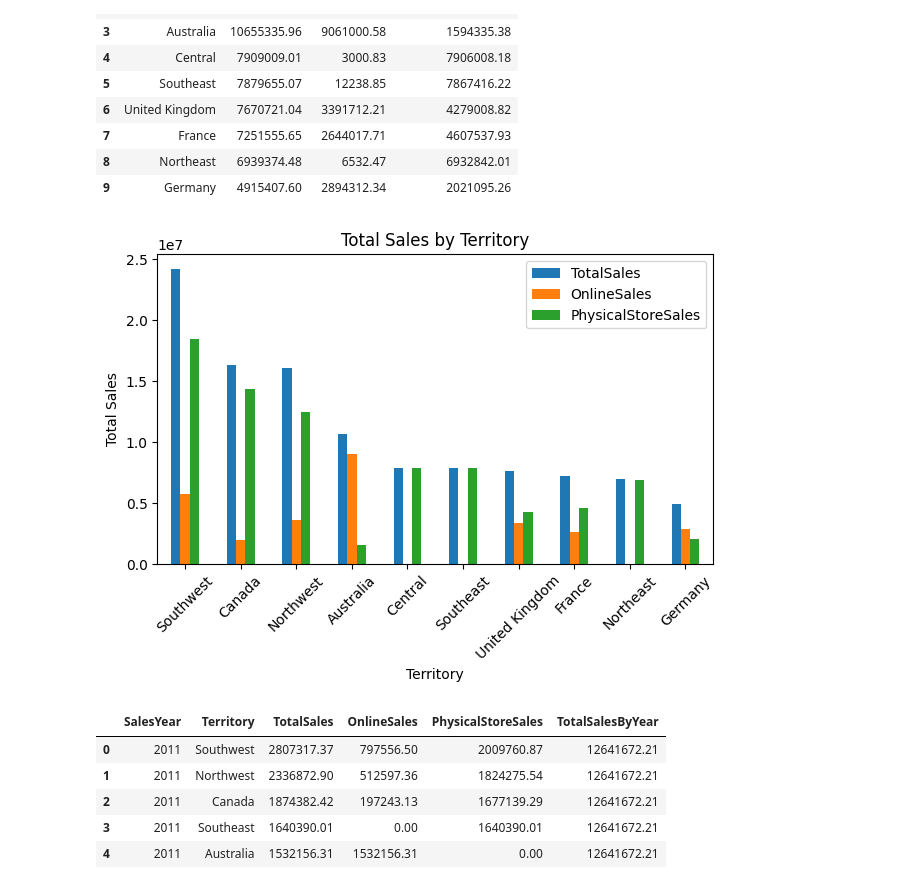
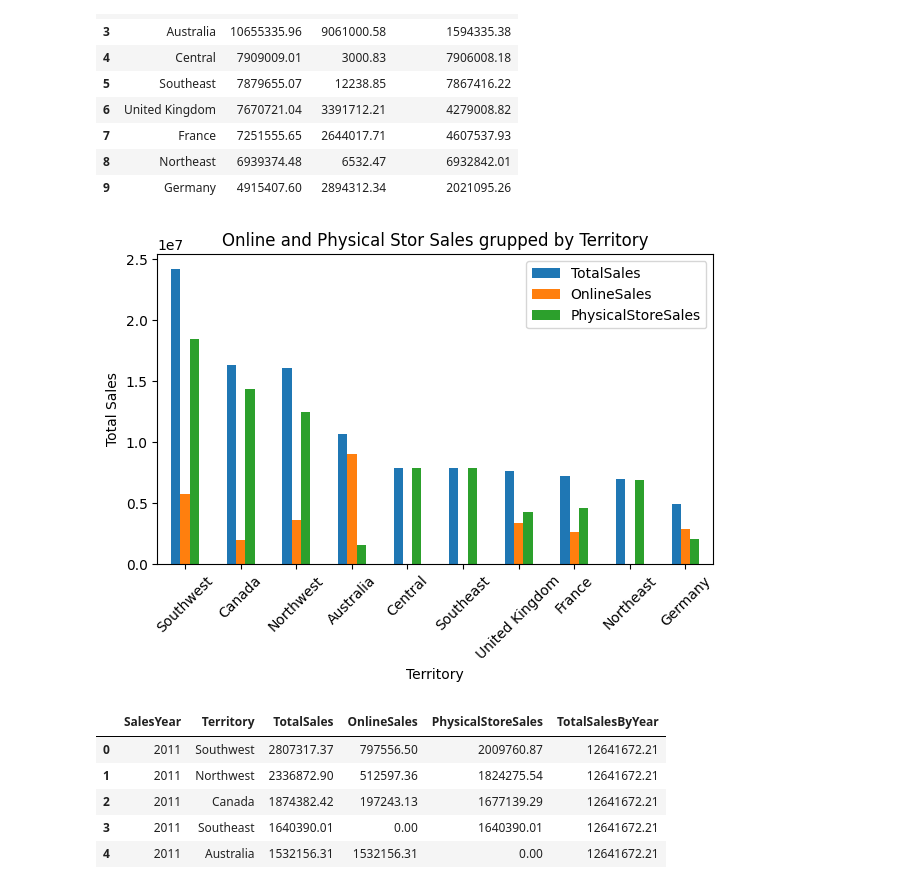
Before and after one commit to Svetsun/SQL-assigment, a Jupyter notebook: exam.ipynb, the cells around one changed output. Cells and saved outputs as stored; diff of their text form; code cells hidden in the pictures.

```diff
--- a/exam.ipynb
+++ b/exam.ipynb
@@ -314,22 +315,23 @@ db_exploration8_df.head(10)
 | 8 | Northeast | 6939374.48 | 6532.47 | 6932842.01 |
 | 9 | Germany | 4915407.60 | 2894312.34 | 2021095.26 |
 # %%
+# Visualisering av sales data grupperad på Territory och uppdelad till e-commerce och Store sales
 db_exploration8_df.set_index('Territory', inplace=True)
 
 
 db_exploration8_df.plot(
     kind='bar',
-    title="Sales by Territory",
+    title="Online and Physical Stor Sales grupped by Territory",
     xlabel="Territory",
     ylabel="Total Sales",
     rot=45
 )
 
 plt.tight_layout()
 
 plt.show()
 # %% [output]
-[figure, old version]
+[figure, new version]
 # %%
 # Utforskar årligen sales data och agregerar den på år och Territory (summan inkluderar inte Freight cost och  Tax.)
 db_exploration8_sql="""
```
Also changed, not shown: parts of 24 cells of this notebook.
